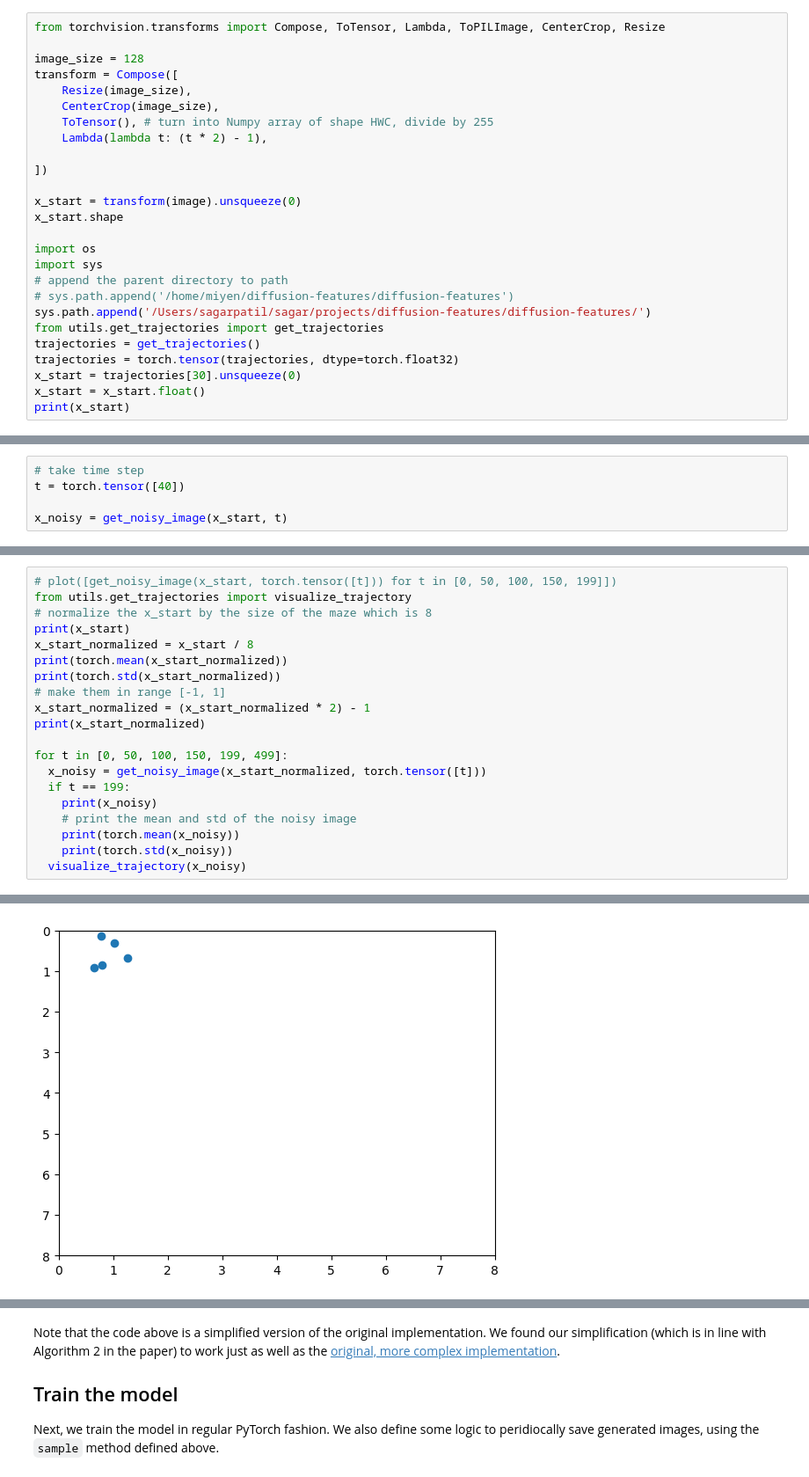
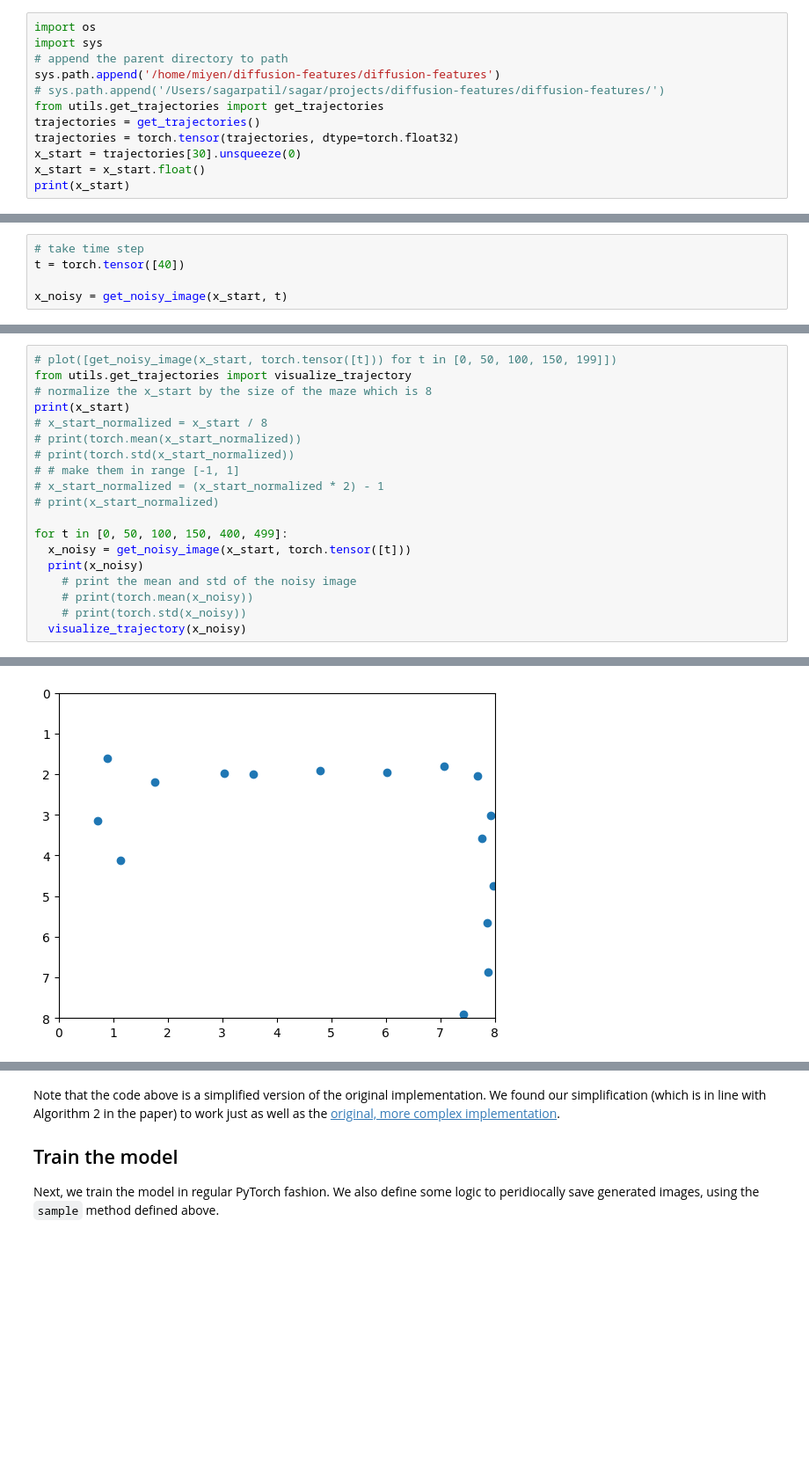
Before and after one commit to madhavaniyengar/diffusion-for-preference-dataset, a Jupyter notebook: diffusion-features/policy/Diffusion_features_trajectories.ipynb, the cells around one changed output, grey strips where cells are left out. Shown at 88% size. Drawn from its saved outputs; the diff is of its cells as text; blank space fills up the shorter version.

```diff
--- a/diffusion-features/policy/Diffusion_features_trajectories.ipynb
+++ b/diffusion-features/policy/Diffusion_features_trajectories.ipynb
@@ -577,23 +76,9 @@ the standard normal prior $p(\mathbf{x}_T )$.
 # %%
-from torchvision.transforms import Compose, ToTensor, Lambda, ToPILImage, CenterCrop, Resize
-
-image_size = 128
-transform = Compose([
-    Resize(image_size),
-    CenterCrop(image_size),
-    ToTensor(), # turn into Numpy array of shape HWC, divide by 255
-    Lambda(lambda t: (t * 2) - 1),
-
-])
-
-x_start = transform(image).unsqueeze(0)
-x_start.shape
-
 import os
 import sys
 # append the parent directory to path
-# sys.path.append('/home/miyen/diffusion-features/diffusion-features')
-sys.path.append('/Users/sagarpatil/sagar/projects/diffusion-features/diffusion-features/')
+sys.path.append('/home/miyen/diffusion-features/diffusion-features')
+# sys.path.append('/Users/sagarpatil/sagar/projects/diffusion-features/diffusion-features/')
 from utils.get_trajectories import get_trajectories
 trajectories = get_trajectories()
 trajectories = torch.tensor(trajectories, dtype=torch.float32)
@@ -713,20 +140,19 @@ def plot(imgs, with_orig=False, row_title=None, **imshow_kwargs):
 from utils.get_trajectories import visualize_trajectory
 # normalize the x_start by the size of the maze which is 8
 print(x_start)
-x_start_normalized = x_start / 8
-print(torch.mean(x_start_normalized))
-print(torch.std(x_start_normalized))
-# make them in range [-1, 1]
-x_start_normalized = (x_start_normalized * 2) - 1
-print(x_start_normalized)
+# x_start_normalized = x_start / 8
+# print(torch.mean(x_start_normalized))
+# print(torch.std(x_start_normalized))
+# # make them in range [-1, 1]
+# x_start_normalized = (x_start_normalized * 2) - 1
+# print(x_start_normalized)
 
-for t in [0, 50, 100, 150, 199, 499]:
-  x_noisy = get_noisy_image(x_start_normalized, torch.tensor([t]))
-  if t == 199:
-    print(x_noisy)
+for t in [0, 50, 100, 150, 400, 499]:
+  x_noisy = get_noisy_image(x_start, torch.tensor([t]))
+  print(x_noisy)
     # print the mean and std of the noisy image
-    print(torch.mean(x_noisy))
-    print(torch.std(x_noisy))
+    # print(torch.mean(x_noisy))
+    # print(torch.std(x_noisy))
   visualize_trajectory(x_noisy)
 # %% [output]
 tensor([[[1., 4.],
@@ -750 +192 @@ tensor([[[1., 4.],
-[figure, old version]
+[figure, new version]
```
Also changed, not shown: parts of 52 cells of this notebook, 1 other file.
